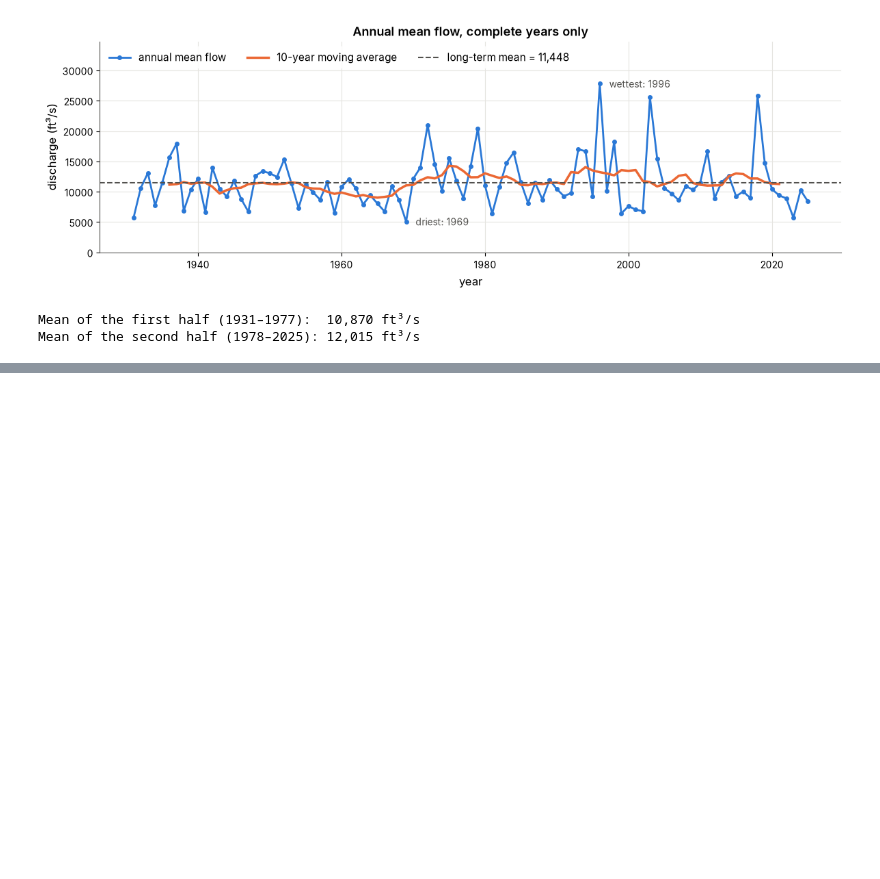
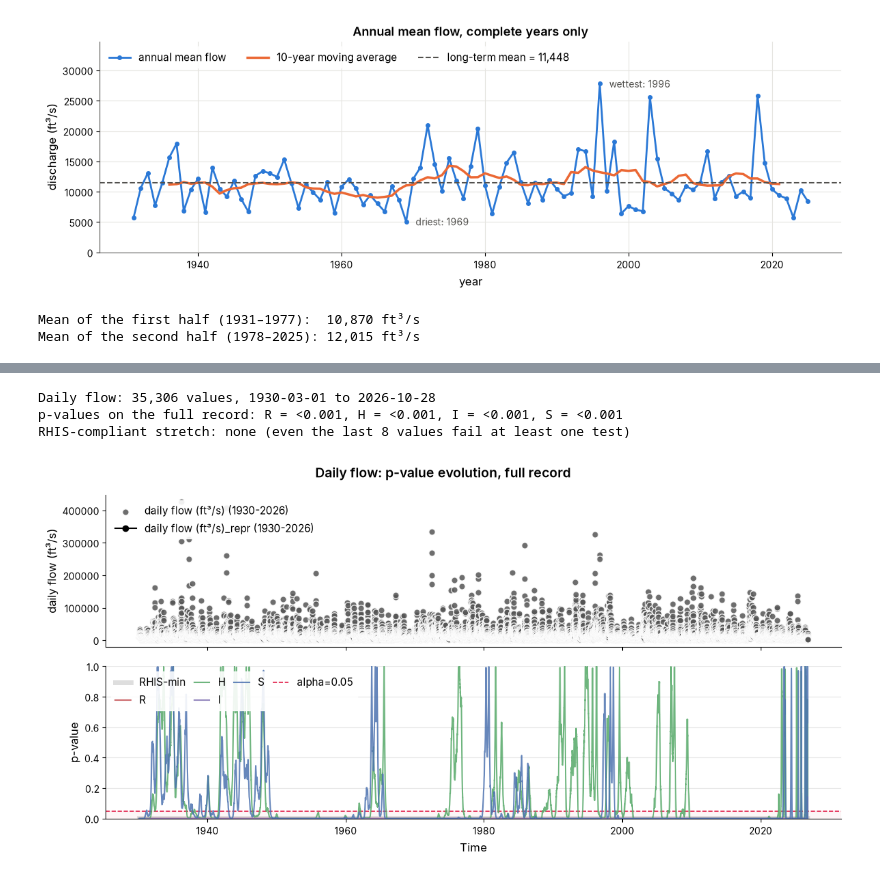
Before and after one commit to MCoelho222/time-series, a Jupyter notebook: example_notebooks/usgs.ipynb, the cells around one changed output, grey strips where cells are left out. Cells and saved outputs as stored; diff of their text form; code cells hidden in the pictures; blank space fills up the shorter version.

```diff
--- a/example_notebooks/usgs.ipynb
+++ b/example_notebooks/usgs.ipynb
@@ -546,5 +376,0 @@ In daily frequency, we can expect to have high persistence/dependence even in sh
-# %%
-rhis = Rhis(target_df)
-repr_idxs = rhis.get_repr_idxs() # Get the indexes that define the most recent RHIS-compliant stretch. It doesn't save the p-values
-
-print(repr_idxs)
@@ -620,15 +376,0 @@ df_monthly.plot(
-# %%
-rhis_m = Rhis(df_monthly)
-repr_idxs_m = rhis_m.get_repr_idxs() # Get the indexes that define the most recent RHIS-compliant stretch. It doesn't save the p-values
-print(repr_idxs_m)
-
-p_evol = rhis_m.build_rhis_evol_dict() # Save the p-value evolutions
-rhis_df_m = build_rhis_evol_df(rhis_m) # This is just a helper function to create a datafarme from the p-value evolutions
-repr_df_m = build_repr_df(rhis_m) # This is just a helper function to create a datafarme from with the representative stretches from each time series
-
-start, stop = repr_idxs_m["value"]
-repr_df_m.iloc[start:stop].plot(
-    figsize=(12, 4),
-    title="RHIS-compliant Monthly streamflow — USGS-01646500",
-    xlabel="time", ylabel="discharge (ft^3/s)",
-)
@@ -698,18 +376,0 @@ plot_rhis_evolution(
-# %%
-resid = result.resid
-resid.info()
-rhis_resid = Rhis(resid.to_frame(name='value_residual'))
-start, end = rhis_resid.get_repr_idxs()['value_residual']
-p_evol_resid = rhis_resid.build_rhis_evol_dict()
-rhis_resid_df = build_rhis_evol_df(rhis_resid)
-repr_resid_df = build_repr_df(rhis_resid)
-plot_rhis_evolution(
-    rhis_resid.numeric_orig_df.iloc[len(df) - 500:],
-    rhis_resid_df.iloc[len(df) - 500:], 0.05,
-    show_repr=True,
-    save=False,
-    repr_df=repr_resid_df,
-    figtitle='RHIS-TS — Site: USGS-01646500 and representative series',
-    savename='USGS-01646500',
-    figsize=(12, 6)
-    )
@@ -756,0 +461,10 @@ plot_rhis_evolution(
+# %%
+rhis_d, evol_d, repr_d = run_rhis(flow, 'daily flow (ft³/s)', 'Daily flow')
+# %% [output]
+Daily flow: 35,306 values, 1930-03-01 to 2026-10-28
+p-values on the full record: R = <0.001, H = <0.001, I = <0.001, S = <0.001
+RHIS-compliant stretch: none (even the last 8 values fail at least one test)
+# %%
+plot_evolution(rhis_d, evol_d, repr_d, 'Daily flow: p-value evolution, full record')
+# %% [output]
+[figure, added]
```
Also changed, not shown: parts of 80 cells of this notebook.
